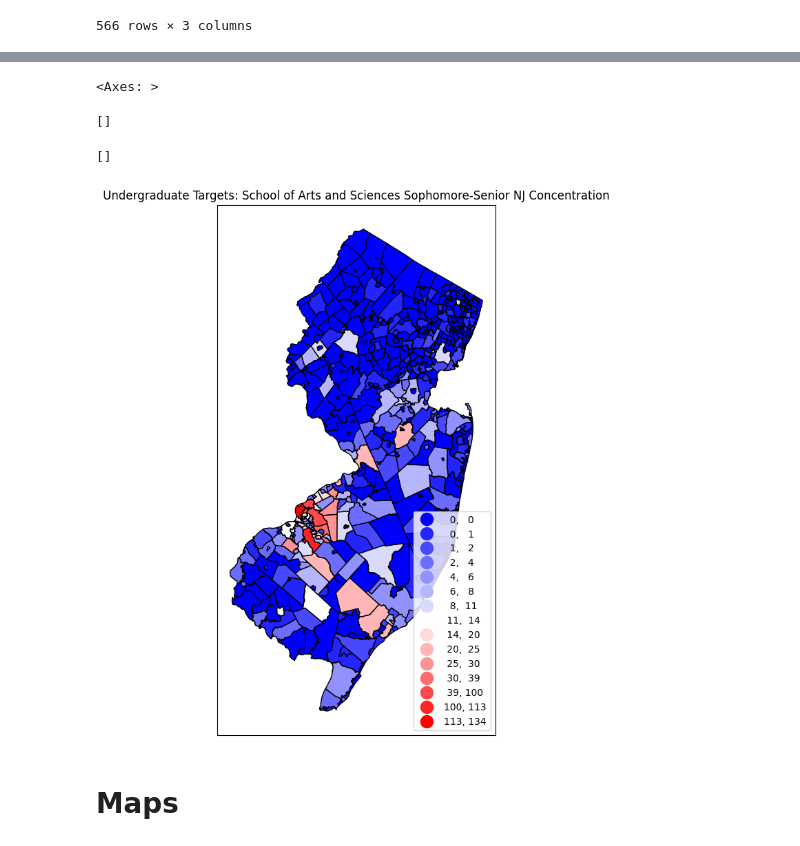
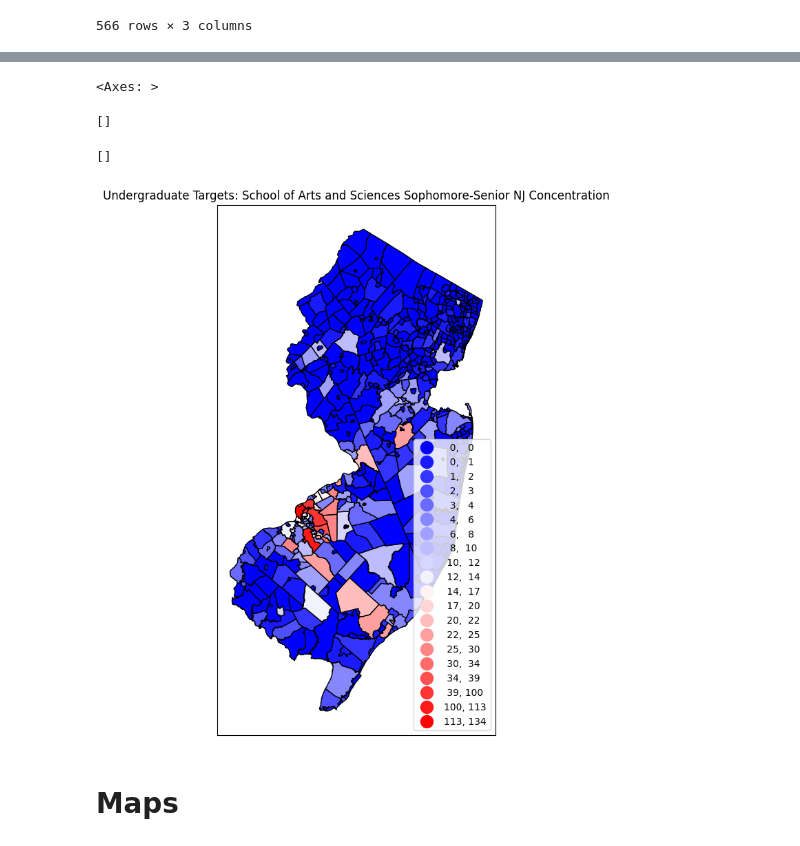
Before and after one commit to ewattudo/gis, a Jupyter notebook: PS1.ipynb, the cells around one changed output, grey strips where cells are left out. Cells and saved outputs as stored; diff of their text form; code cells hidden in the pictures.

```diff
--- a/PS1.ipynb
+++ b/PS1.ipynb
@@ -281,17 +342,17 @@ NJUGMAP2[['MUN_LABEL','Total','_merge']]
 # %%
 fig, ax = plt.subplots(1, figsize=(6,10))
 NJUGMAP2.plot(ax=ax,column='Total',legend=True,cmap='bwr',
-          scheme='natural_breaks',k=15, edgecolor='black',linewidth=1,
+          scheme='natural_breaks',k=20, edgecolor='black',linewidth=1,
           legend_kwds= {"fmt": "{:,.0f}",'loc':'lower right','markerscale':1.4})
 leg1 = ax.get_legend()
 ax.title.set_text("Undergraduate Targets: School of Arts and Sciences Sophomore-Senior NJ Concentration")
 ax.set_xticks([]) #kills xticks
 ax.set_yticks([]) #kills xticks
 # %% [output]
 <Axes: >
 []
 []
-[figure, old version]
+[figure, new version]
 # %% [markdown]
 # Maps
 # %% [markdown]
```
Also changed, not shown: parts of 8 cells of this notebook.
